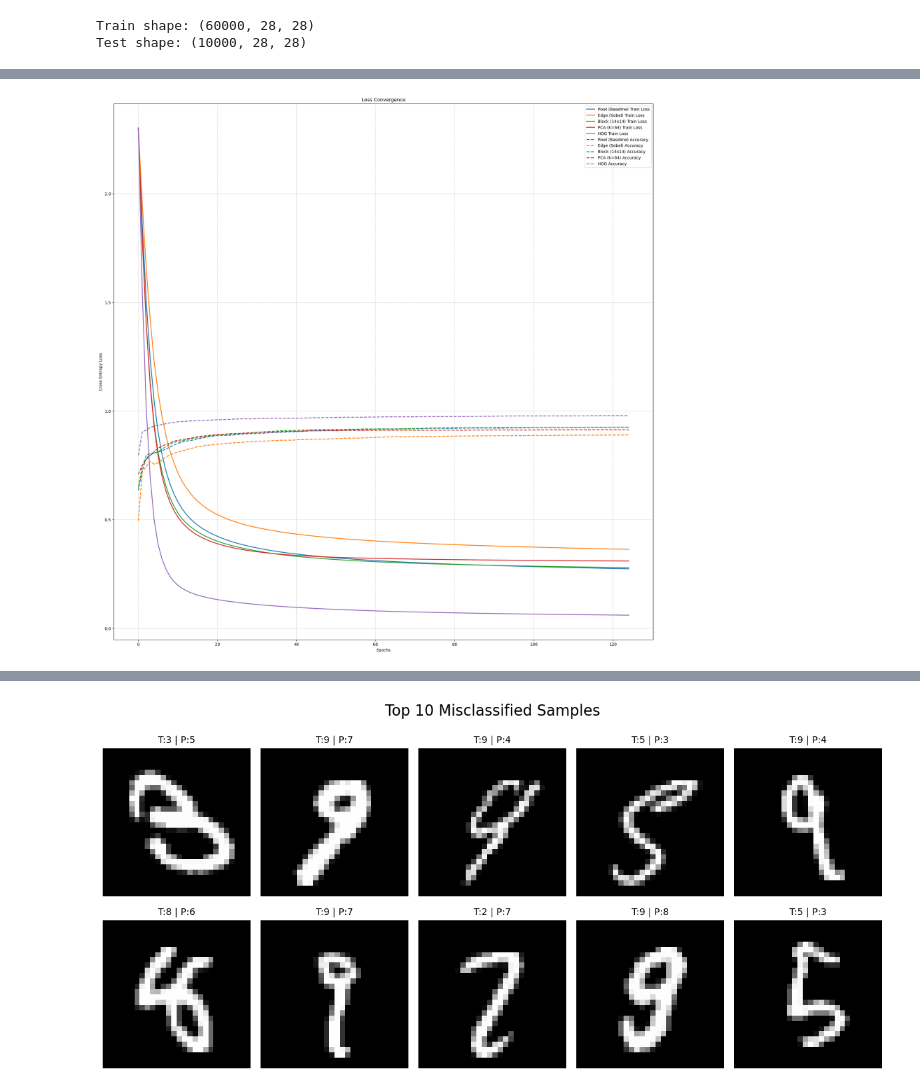
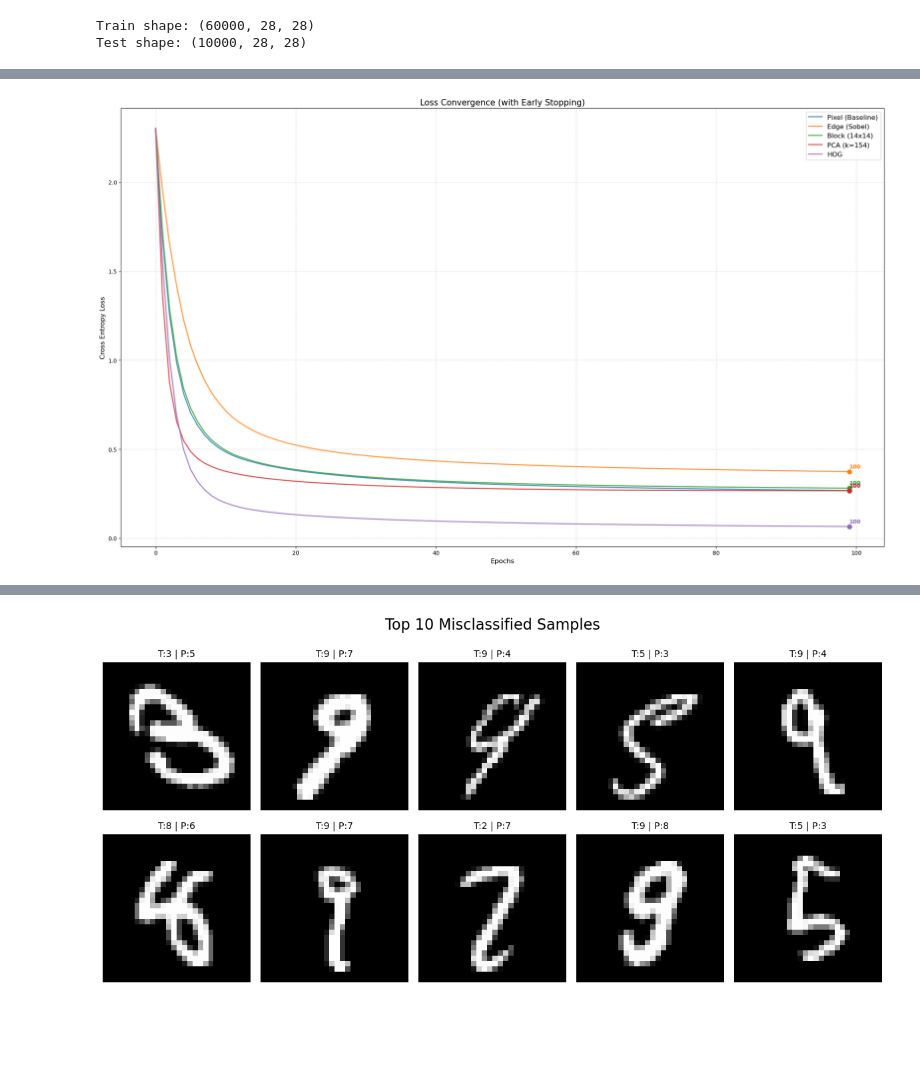
Before and after one commit to Le-Anh-Duy/Intro2ML-Lab02-SoftmaxRegression, a Jupyter notebook: MODELS/notebooks/experiment.ipynb, the cells around one changed output, grey strips where cells are left out. Saved outputs shown, nothing was run; the diff lists cells and outputs as text; code cells hidden in the pictures; blank space fills up the shorter version.

```diff
--- a/MODELS/notebooks/experiment.ipynb
+++ b/MODELS/notebooks/experiment.ipynb
@@ -56,3 +56,5 @@ X_train, X_val, y_train, y_val = train_val_split(X_train, y_train)
 # %% [output]
 Train shape: (60000, 28, 28)
 Test shape: (10000, 28, 28)
+# %%
+pca_features = check_pca_variance(X_train)
@@ -60,7 +68,7 @@ Test shape: (10000, 28, 28)
 TRAIN_CONFIG = {
     'batch_size': X_train.shape[0],
     'verbose': True,
-    'epochs': 125
+    'epochs': 100,
 }
 
 models = {
@@ -82,8 +90,8 @@ models = {
         optimizer=Adam()
     ),
 
-    "PCA (k=64)": PCASoftmax(
-        num_features=64,
+    f"PCA (k={pca_features})": PCASoftmax(
+        num_features=pca_features,
         num_classes=10,
         optimizer=Adam()
     ),
@@ -97,9 +105,9 @@ models = {
 }
 
 model_lrs = {
-    "Pixel (Baseline)": 0.01,
+    "Pixel (Baseline)": 0.015,
     "Edge (Sobel)": 0.002,
-    "Block (14x14)": 0.05,
-    "PCA (k=64)": 0.05,
+    "Block (14x14)": 0.06,
+    f"PCA (k={pca_features})": 0.1,
     "HOG": 0.2
 }
@@ -139,7 +151,6 @@ for name, model in models.items():
 
     # Store loss history
     train_loss[name] = model.loss_history
-    valid_loss[name] = model.acc_history
 
 print(f"\n{'='*20} BENCHMARK COMPLETED {'='*20}")
 # %% [output]
@@ -158,32 +169,38 @@ Epoch 10/125 - Validation Accuracy: 84.32%
 ... (188 outputs left out)
 # %%
-plt.figure(figsize=(24, 24))
+plt.figure(figsize=(20, 12))
 
-# Tạo bảng màu duy nhất cho từng model
+# Tạo bảng màu
 model_names = train_loss.keys()
 colors = plt.cm.tab10(range(len(model_names)))
 color_map = dict(zip(model_names, colors))
 
 # Plot train loss
 for idx, (name, loss_hist) in enumerate(train_loss.items()):
-    plt.plot(loss_hist,
-             label=f"{name} Train Loss",
+    epochs_range = range(len(loss_hist))
+    color = color_map[name]
+
+    plt.plot(epochs_range, loss_hist,
+             label=f"{name}",
              linewidth=2,
-             color=color_map[name])
+             color=color,
+             alpha=0.8)
 
-# Plot validation loss
-for idx, (name, loss_hist) in enumerate(valid_loss.items()):
-    plt.plot(loss_hist,
-             label=f"{name} Accuracy",
-             linewidth=2,
-             linestyle='--',
-             color=color_map[name])
+    final_epoch = len(loss_hist) - 1
+    final_loss = loss_hist[-1]
 
-plt.xlabel('Epochs')
-plt.ylabel('Cross Entropy Loss')
-plt.title('Loss Convergence')
-plt.legend()
-plt.grid(True, which='both', linestyle='--', linewidth=0.5)
+    plt.plot(final_epoch, final_loss, marker='o', markersize=8, color=color)
+
+    plt.text(final_epoch, final_loss + 0.02,
+             f"{final_epoch+1}",
+             color=color, fontweight='bold', fontsize=10)
+
+plt.xlabel('Epochs', fontsize=12)
+plt.ylabel('Cross Entropy Loss', fontsize=12)
+plt.title('Loss Convergence (with Early Stopping)', fontsize=15)
+plt.legend(fontsize=12)
+plt.grid(True, which='both', linestyle='--', linewidth=0.5, alpha=0.7)
+plt.tight_layout()
 plt.show()
 # %% [output]
-[figure, old version]
+[figure, new version]
```
Also changed, not shown: parts of 18 cells of this notebook, 5 other files.
